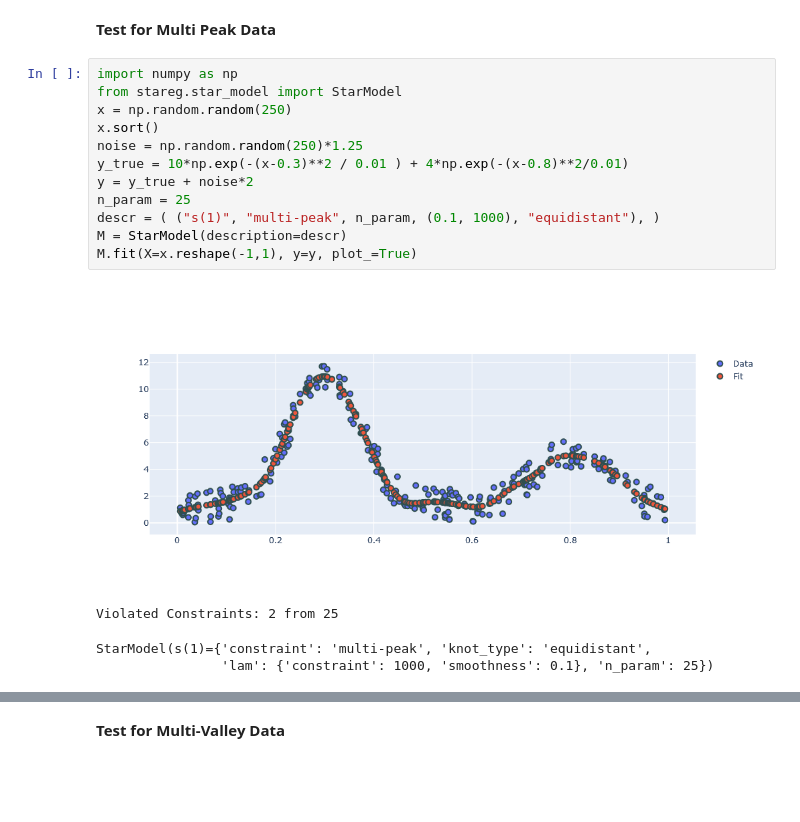
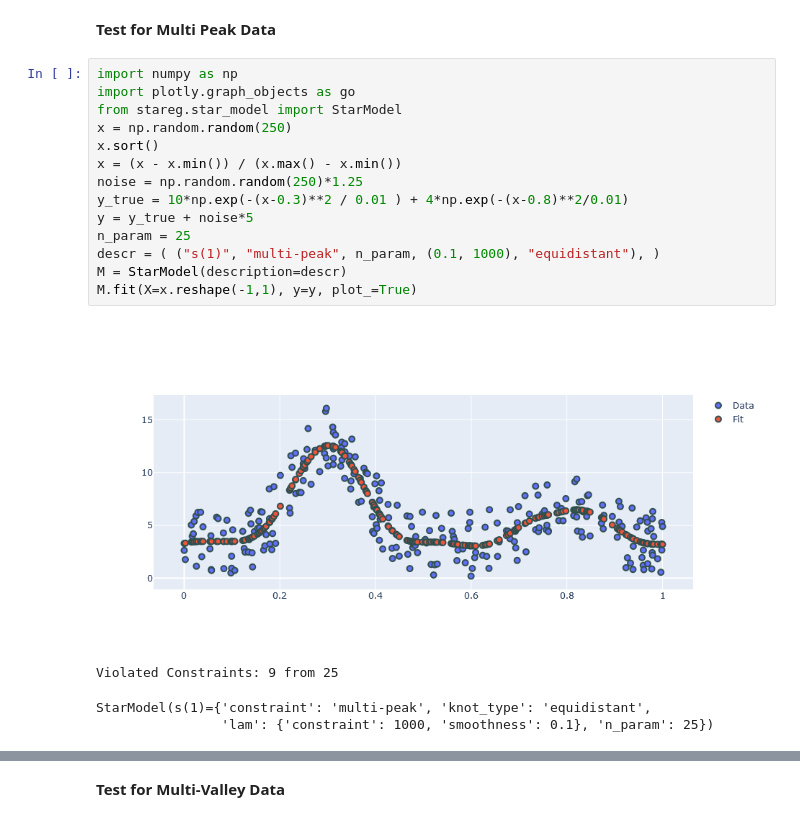
Before and after one commit to j-cap/Master-Thesis, a Jupyter notebook: Code/SplinesInPython/Testing_and_Typing.ipynb, the cells around one changed output, grey strips where cells are left out. Cells and saved outputs as stored; diff of their text form; blank space fills up the shorter version.

```diff
--- a/Code/SplinesInPython/Testing_and_Typing.ipynb
+++ b/Code/SplinesInPython/Testing_and_Typing.ipynb
@@ -273,18 +306,20 @@ fig.show()
 **Test for  Multi Peak Data**
 # %%
 import numpy as np
+import plotly.graph_objects as go
 from stareg.star_model import StarModel
 x = np.random.random(250)
 x.sort()
+x = (x - x.min()) / (x.max() - x.min())
 noise = np.random.random(250)*1.25
 y_true = 10*np.exp(-(x-0.3)**2 / 0.01 ) + 4*np.exp(-(x-0.8)**2/0.01)
-y = y_true + noise*2
+y = y_true + noise*5
 n_param = 25
 descr = ( ("s(1)", "multi-peak", n_param, (0.1, 1000), "equidistant"), )
 M = StarModel(description=descr)
 M.fit(X=x.reshape(-1,1), y=y, plot_=True)
 # %% [output]
-[figure, old version]
+[figure, new version]
-Violated Constraints: 2 from 25
+Violated Constraints: 9 from 25
 StarModel(s(1)={'constraint': 'multi-peak', 'knot_type': 'equidistant',
                 'lam': {'constraint': 1000, 'smoothness': 0.1}, 'n_param': 25})
```
Also changed, not shown: parts of 16 cells of this notebook.
